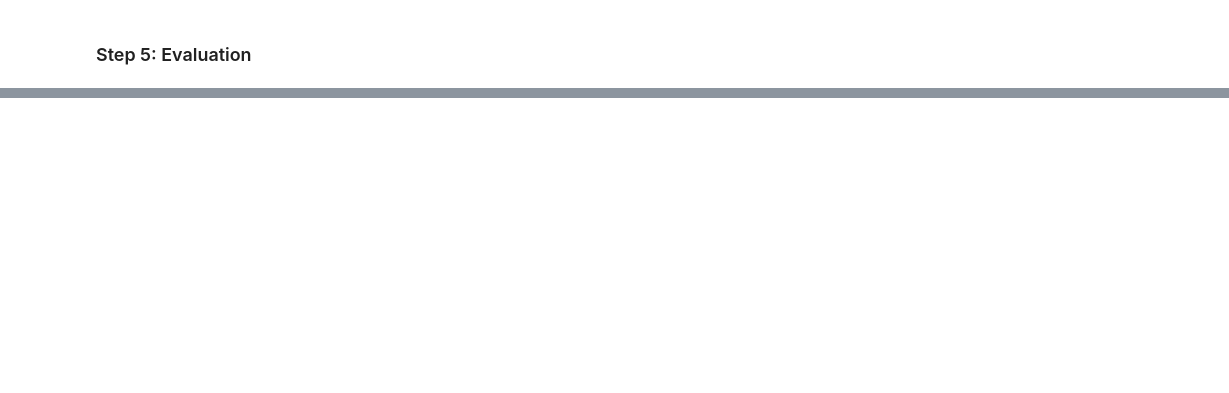
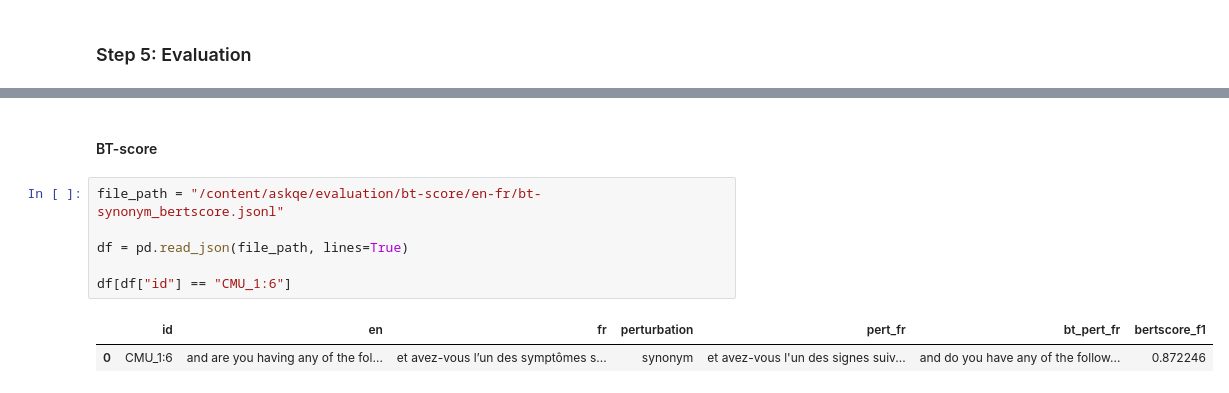
Before and after one commit to annanasnas/askqe, a Jupyter notebook: askQE.ipynb, the cells around one changed output, grey strips where cells are left out. Drawn from its saved outputs; the diff is of its cells as text; blank space fills up the shorter version.

```diff
--- a/askQE.ipynb
+++ b/askQE.ipynb
@@ -443,0 +471,11 @@ df_all[
+# %% [markdown]
+#### BT-score
+# %%
+file_path = "/content/askqe/evaluation/bt-score/en-fr/bt-synonym_bertscore.jsonl"
+
+df = pd.read_json(file_path, lines=True)
+
+df[df["id"] == "CMU_1:6"]
+# %% [output]
+|  | id | en | fr | perturbation | pert_fr | bt_pert_fr | bertscore_f1 |
+| 0 | CMU_1:6 | and are you having any of the fol... | et avez-vous l’un des symptômes s... | synonym | et avez-vous l'un des signes suiv... | and do you have any of the follow... | 0.872246 |
```
Also changed, not shown: parts of 9 cells of this notebook.
